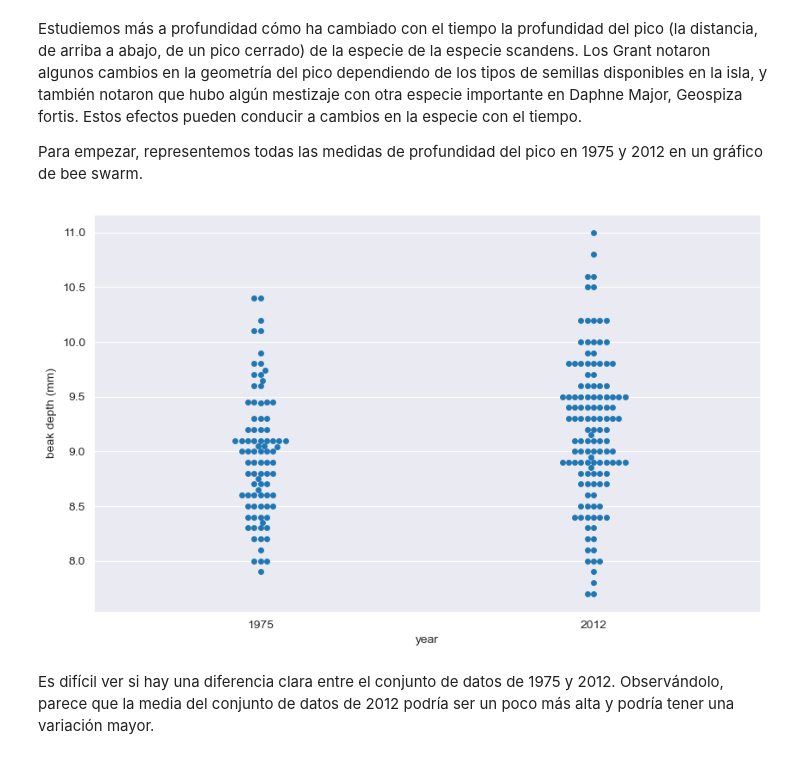
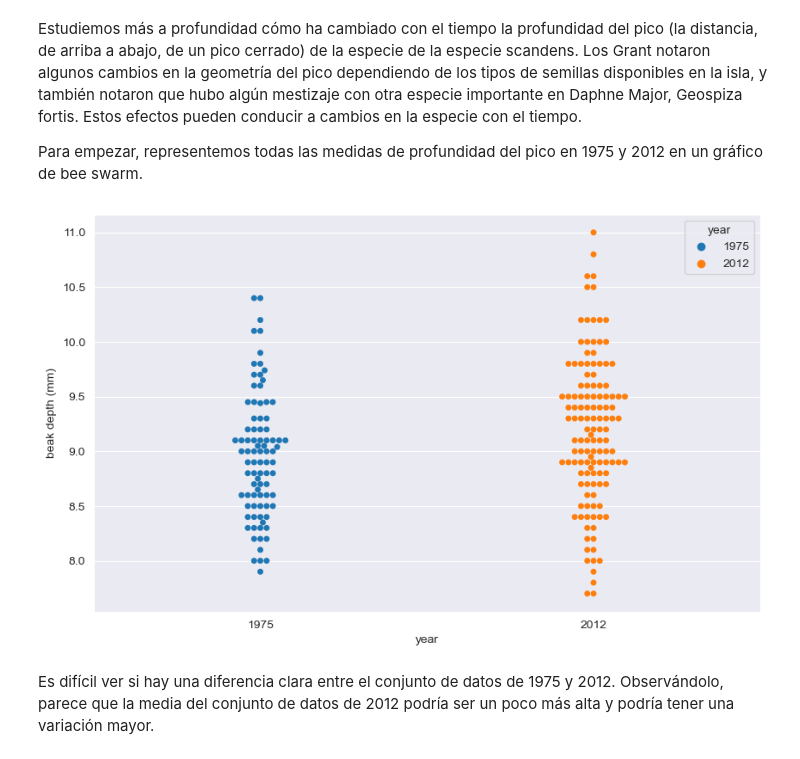
Before and after one commit to jmartingv/proyecto-probstats-mcd, a Jupyter notebook: proyecto.ipynb, the cells around one changed output. Drawn from its saved outputs; the diff is of its cells as text; code cells hidden in the pictures.

```diff
--- a/proyecto.ipynb
+++ b/proyecto.ipynb
@@ -234,20 +238,21 @@ Estudiemos más a profundidad cómo ha cambiado con el tiempo la profundidad del
 Para empezar, representemos todas las medidas de profundidad del pico en 1975 y 2012 en un gráfico de bee swarm.
 # %%
 fig = plt.figure(figsize=([10,6]))
-sns.set_style('darkgrid')
 
 g = sns.swarmplot(
     x='year',
     y='beak_depth',
+    hue = 'year',
+    palette='tab10',
     data=df_scandens
 )
 
 plt.xlabel('year')
 plt.ylabel('beak depth (mm)')
 
 plt.show()
 # %% [output]
-[figure, old version]
+[figure, new version]
 # %% [markdown]
 Es difícil ver si hay una diferencia clara entre el conjunto de datos de 1975 y 2012. Observándolo, parece que la media del conjunto de datos de 2012 podría ser un poco más alta y podría tener una variación mayor.
 # %%
```
Also changed, not shown: parts of 1 cell of this notebook.
